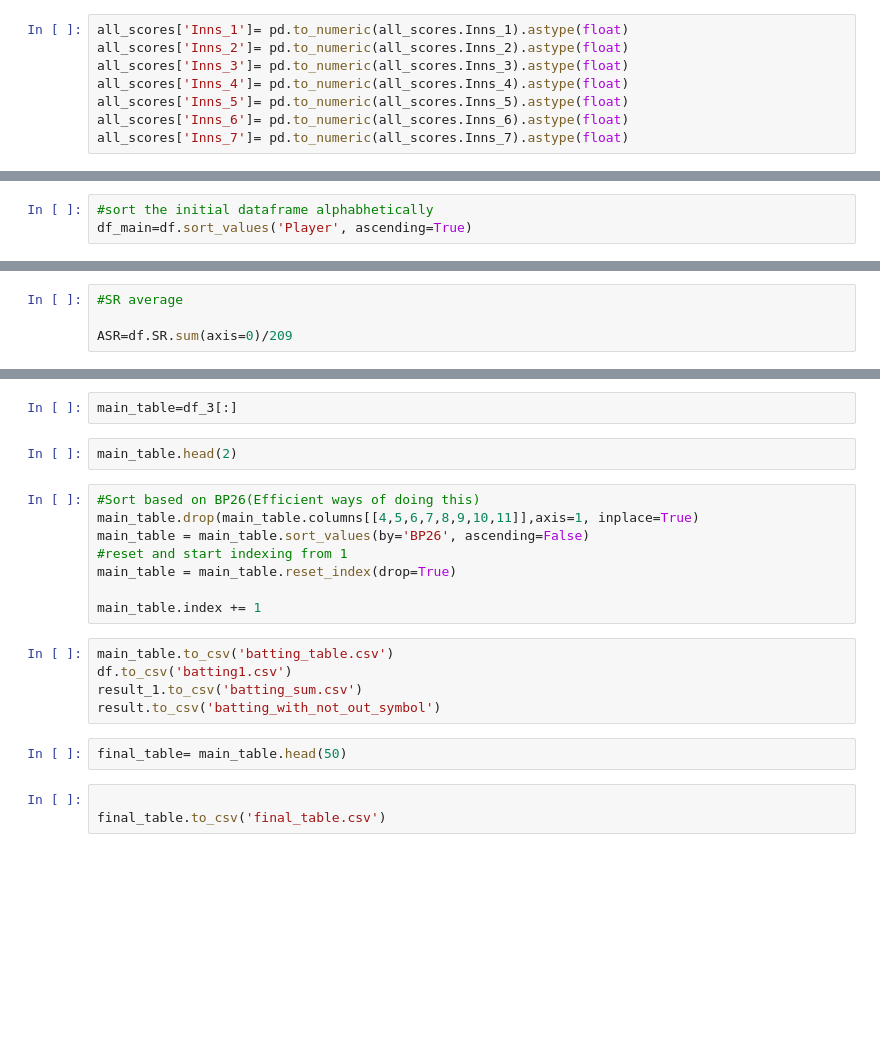
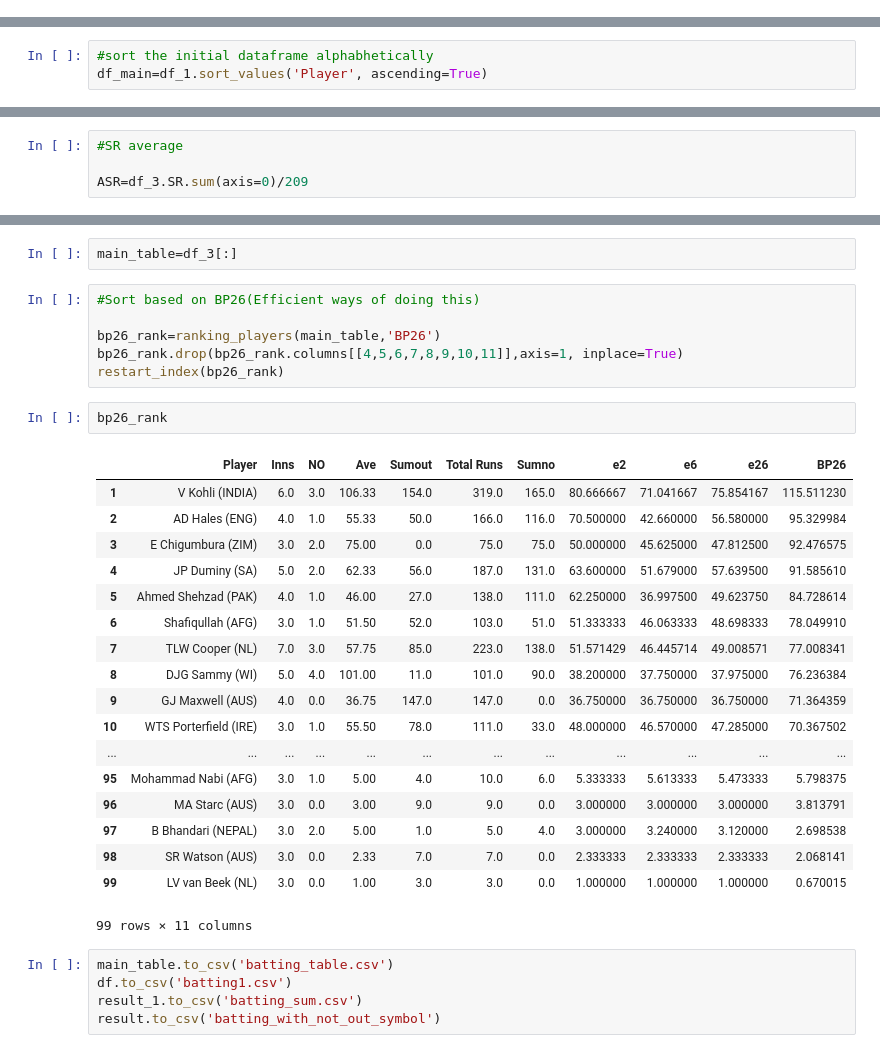
Before and after one commit to Saralkarki/Cricket_BP_26_analysis, a Jupyter notebook: Cricket_Analysis.ipynb, the cells around one changed output, grey strips where cells are left out. Cells and saved outputs as stored; diff of their text form; blank space fills up the shorter version.

```diff
--- a/Cricket_Analysis.ipynb
+++ b/Cricket_Analysis.ipynb
@@ -211,8 +186,0 @@ all_scores.head(10)
-# %%
-all_scores['Inns_1']= pd.to_numeric(all_scores.Inns_1).astype(float)
-all_scores['Inns_2']= pd.to_numeric(all_scores.Inns_2).astype(float)
-all_scores['Inns_3']= pd.to_numeric(all_scores.Inns_3).astype(float)
-all_scores['Inns_4']= pd.to_numeric(all_scores.Inns_4).astype(float)
-all_scores['Inns_5']= pd.to_numeric(all_scores.Inns_5).astype(float)
-all_scores['Inns_6']= pd.to_numeric(all_scores.Inns_6).astype(float)
-all_scores['Inns_7']= pd.to_numeric(all_scores.Inns_7).astype(float)
@@ -250,5 +212,5 @@ result_1.head(5)
 # %%
 #sort the initial dataframe alphabhetically
-df_main=df.sort_values('Player', ascending=True)
+df_main=df_1.sort_values('Player', ascending=True)
 # %%
 df_3 = pd.merge(df_main, result_1, on='Player', how='right')
@@ -279,4 +237,4 @@ df_3['e26']=(df_3.e2+df_3.e6)/2
 # %%
 #SR average
 
-ASR=df.SR.sum(axis=0)/209
+ASR=df_3.SR.sum(axis=0)/209
@@ -288,23 +244,35 @@ df_3.head(2)
 df_3['BP26'] = df_3.e26*(df_3.SR/ASR)**0.5
 # %%
 main_table=df_3[:]
-# %%
-main_table.head(2)
 # %%
 #Sort based on BP26(Efficient ways of doing this)
-main_table.drop(main_table.columns[[4,5,6,7,8,9,10,11]],axis=1, inplace=True)
-main_table = main_table.sort_values(by='BP26', ascending=False)
-#reset and start indexing from 1
-main_table = main_table.reset_index(drop=True)
 
-main_table.index += 1
+bp26_rank=ranking_players(main_table,'BP26')
+bp26_rank.drop(bp26_rank.columns[[4,5,6,7,8,9,10,11]],axis=1, inplace=True)
+restart_index(bp26_rank)
+# %%
+bp26_rank
+# %% [output]
+|  | Player | Inns | NO | Ave | Sumout | Total Runs | Sumno | e2 | e6 | e26 | BP26 |
+| 1 | V Kohli (INDIA) | 6.0 | 3.0 | 106.33 | 154.0 | 319.0 | 165.0 | 80.666667 | 71.041667 | 75.854167 | 115.511230 |
+| 2 | AD Hales (ENG) | 4.0 | 1.0 | 55.33 | 50.0 | 166.0 | 116.0 | 70.500000 | 42.660000 | 56.580000 | 95.329984 |
+| 3 | E Chigumbura (ZIM) | 3.0 | 2.0 | 75.00 | 0.0 | 75.0 | 75.0 | 50.000000 | 45.625000 | 47.812500 | 92.476575 |
+| 4 | JP Duminy (SA) | 5.0 | 2.0 | 62.33 | 56.0 | 187.0 | 131.0 | 63.600000 | 51.679000 | 57.639500 | 91.585610 |
+| 5 | Ahmed Shehzad (PAK) | 4.0 | 1.0 | 46.00 | 27.0 | 138.0 | 111.0 | 62.250000 | 36.997500 | 49.623750 | 84.728614 |
+| 6 | Shafiqullah (AFG) | 3.0 | 1.0 | 51.50 | 52.0 | 103.0 | 51.0 | 51.333333 | 46.063333 | 48.698333 | 78.049910 |
+| 7 | TLW Cooper (NL) | 7.0 | 3.0 | 57.75 | 85.0 | 223.0 | 138.0 | 51.571429 | 46.445714 | 49.008571 | 77.008341 |
+| 8 | DJG Sammy (WI) | 5.0 | 4.0 | 101.00 | 11.0 | 101.0 | 90.0 | 38.200000 | 37.750000 | 37.975000 | 76.236384 |
+| 9 | GJ Maxwell (AUS) | 4.0 | 0.0 | 36.75 | 147.0 | 147.0 | 0.0 | 36.750000 | 36.750000 | 36.750000 | 71.364359 |
+| 10 | WTS Porterfield (IRE) | 3.0 | 1.0 | 55.50 | 78.0 | 111.0 | 33.0 | 48.000000 | 46.570000 | 47.285000 | 70.367502 |
+| ... | ... | ... | ... | ... | ... | ... | ... | ... | ... | ... | ... |
+| 95 | Mohammad Nabi (AFG) | 3.0 | 1.0 | 5.00 | 4.0 | 10.0 | 6.0 | 5.333333 | 5.613333 | 5.473333 | 5.798375 |
+| 96 | MA Starc (AUS) | 3.0 | 0.0 | 3.00 | 9.0 | 9.0 | 0.0 | 3.000000 | 3.000000 | 3.000000 | 3.813791 |
+| 97 | B Bhandari (NEPAL) | 3.0 | 2.0 | 5.00 | 1.0 | 5.0 | 4.0 | 3.000000 | 3.240000 | 3.120000 | 2.698538 |
+| 98 | SR Watson (AUS) | 3.0 | 0.0 | 2.33 | 7.0 | 7.0 | 0.0 | 2.333333 | 2.333333 | 2.333333 | 2.068141 |
+| 99 | LV van Beek (NL) | 3.0 | 0.0 | 1.00 | 3.0 | 3.0 | 0.0 | 1.000000 | 1.000000 | 1.000000 | 0.670015 |
+99 rows × 11 columns
 # %%
 main_table.to_csv('batting_table.csv')
 df.to_csv('batting1.csv')
 result_1.to_csv('batting_sum.csv')
 result.to_csv('batting_with_not_out_symbol')
-# %%
-final_table= main_table.head(50)
-# %%
-
-final_table.to_csv('final_table.csv')
```
Also changed, not shown: parts of 25 cells of this notebook, 1 other file.
